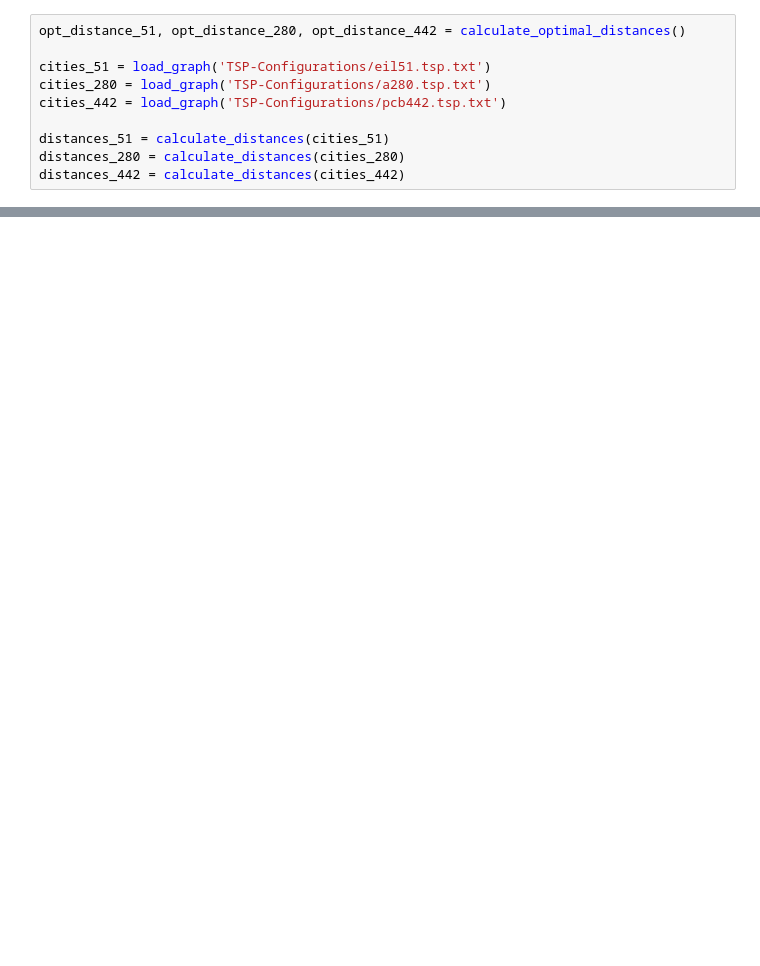
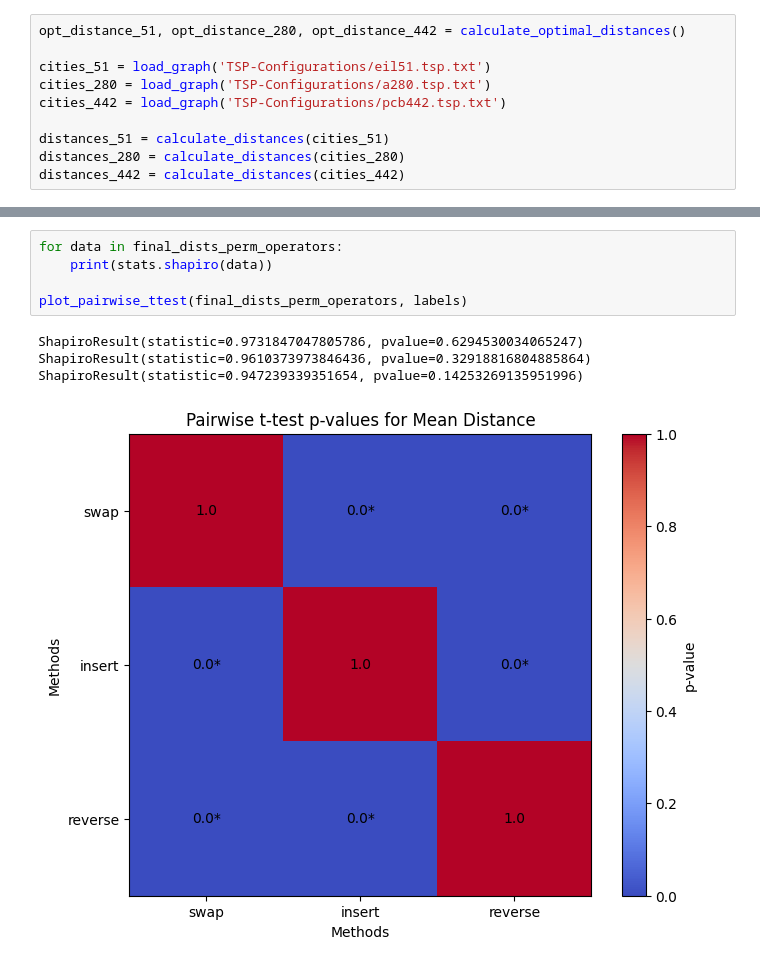
Before and after one commit to Foundnation/Stochastic-Simulation, a Jupyter notebook: TSM/analyse_data.ipynb, the cells around one changed output, grey strips where cells are left out. Saved outputs shown, nothing was run; the diff lists cells and outputs as text; blank space fills up the shorter version.

```diff
--- a/TSM/analyse_data.ipynb
+++ b/TSM/analyse_data.ipynb
@@ -98,2 +106,12 @@ plt.show()
+# %%
+for data in final_dists_perm_operators:
+    print(stats.shapiro(data))
+
+plot_pairwise_ttest(final_dists_perm_operators, labels)
+# %% [output]
+ShapiroResult(statistic=0.9731847047805786, pvalue=0.6294530034065247)
+ShapiroResult(statistic=0.9610373973846436, pvalue=0.32918816804885864)
+ShapiroResult(statistic=0.947239339351654, pvalue=0.14253269135951996)
+[figure, added]
 # %%
 filepaths = [
```
Also changed, not shown: parts of 8 cells of this notebook, 18 other files.
